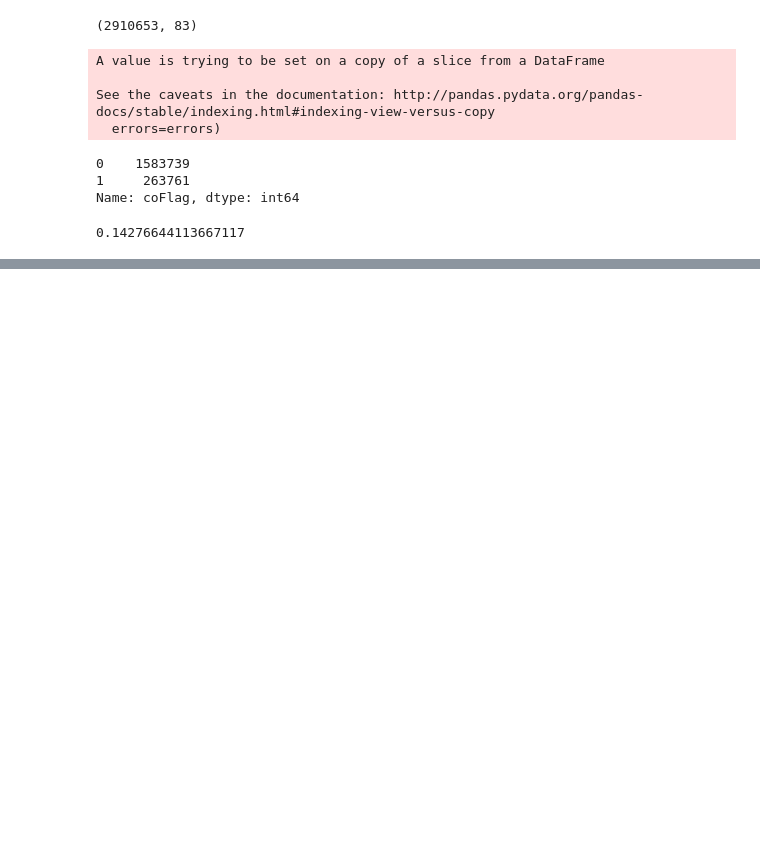
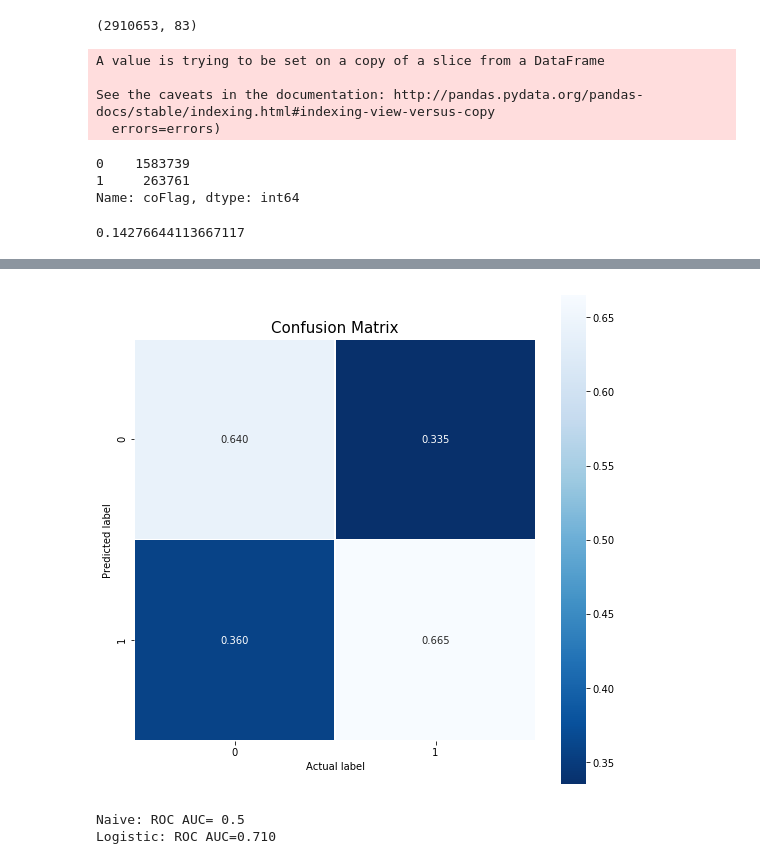
Before and after one commit to vvkhar/LC, a Jupyter notebook: LC.ipynb, the cells around one changed output, grey strips where cells are left out. Drawn from its saved outputs; the diff is of its cells as text; code cells hidden in the pictures; blank space fills up the shorter version.

```diff
--- a/LC.ipynb
+++ b/LC.ipynb
@@ -463,4 +458,15 @@ masked_array(data=[--, --, --, 'grade_B', --, --, 'grade_E', 'grade_F',
             dtype=object)
 # %%
 predictions = clf.predict(testSet)
-cm = confusion_matrix(df_Ytest, predictions)
+cm = confusion_matrix(df_Ytest, predictions).T
+# %%
+cm = (cm.astype('float')/cm.sum(axis=0))
+# %%
+plt.figure(figsize=(9,9))
+sns.heatmap(cm, annot=True, fmt=".3f", linewidths=.5, square = True, cmap = 'Blues_r');
+plt.xlabel('Actual label');
+plt.ylabel('Predicted label');
+all_sample_title = 'Confusion Matrix'
+plt.title(all_sample_title, size = 15);
+# %% [output]
+[figure, added]
@@ -466,0 +476,11 @@ cm = confusion_matrix(df_Ytest, predictions)
+# %%
+#clf.classes_
+lr_probs = lr_probs[:, 1]
+#Calculate and print auc score
+n_auc = roc_auc_score(df_Ytest, n_probs)
+lr_auc = roc_auc_score(df_Ytest, lr_probs)
+print('Naive: ROC AUC=', n_auc)
+print('Logistic: ROC AUC=%.3f' % (lr_auc))
+# %% [output]
+Naive: ROC AUC= 0.5
+Logistic: ROC AUC=0.710
```
Also changed, not shown: parts of 48 cells of this notebook, 3 other files.
